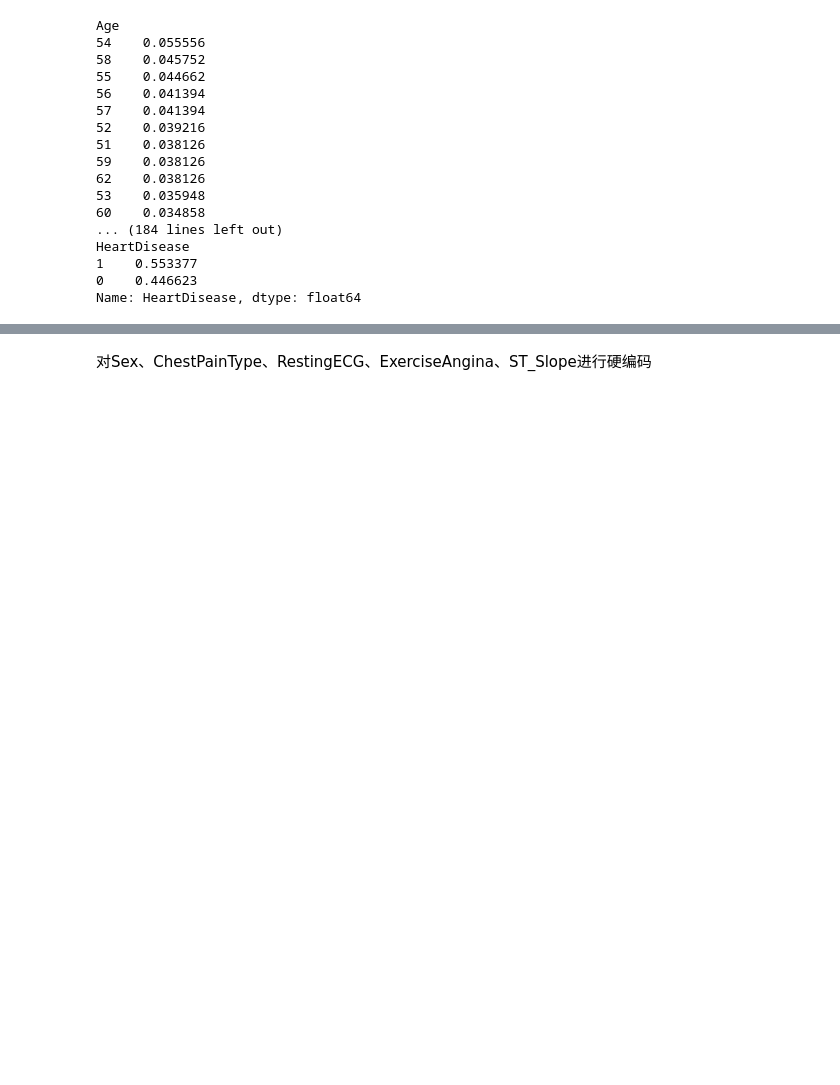
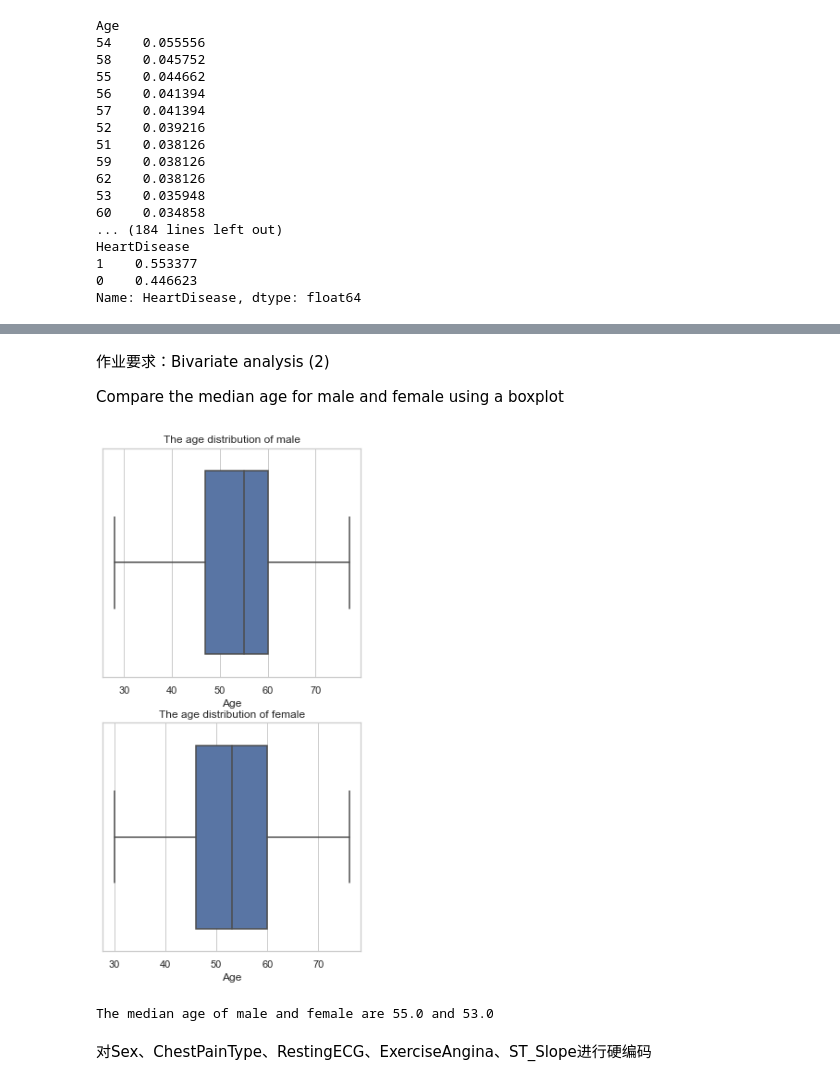
Before and after one commit to ZizhengFan/HeartDiseasePrediction, a Jupyter notebook: beta.ipynb, the cells around one changed output, grey strips where cells are left out. Cells and saved outputs as stored; diff of their text form; code cells hidden in the pictures; blank space fills up the shorter version.

```diff
--- a/beta.ipynb
+++ b/beta.ipynb
@@ -96,2 +111,25 @@ Name: HeartDisease, dtype: float64
+# %% [markdown]
+作业要求：Bivariate analysis (2)
+
+Compare the median age for male and female using a boxplot
+# %%
+M_df= df.loc[df['Sex'] == 'M']
+F_df = df.loc[df['Sex'] == 'F']
+
+plt.figure(figsize=(5, 10))
+plt.subplot(2, 1, 1)
+sns.boxplot(x='Age', data=M_df)
+plt.title("The age distribution of male")
+plt.subplot(2, 1, 2)
+sns.boxplot(x='Age', data=F_df)
+plt.title("The age distribution of female")
+
+plt.show()
+
+print("The median age of male and female are {} and {}"
+      .format(M_df['Age'].median(), F_df['Age'].median()))
+# %% [output]
+[figure, added]
+The median age of male and female are 55.0 and 53.0
 # %% [markdown]
 对Sex、ChestPainType、RestingECG、ExerciseAngina、ST_Slope进行硬编码
```
Also changed, not shown: parts of 22 cells of this notebook, 2 other files.
